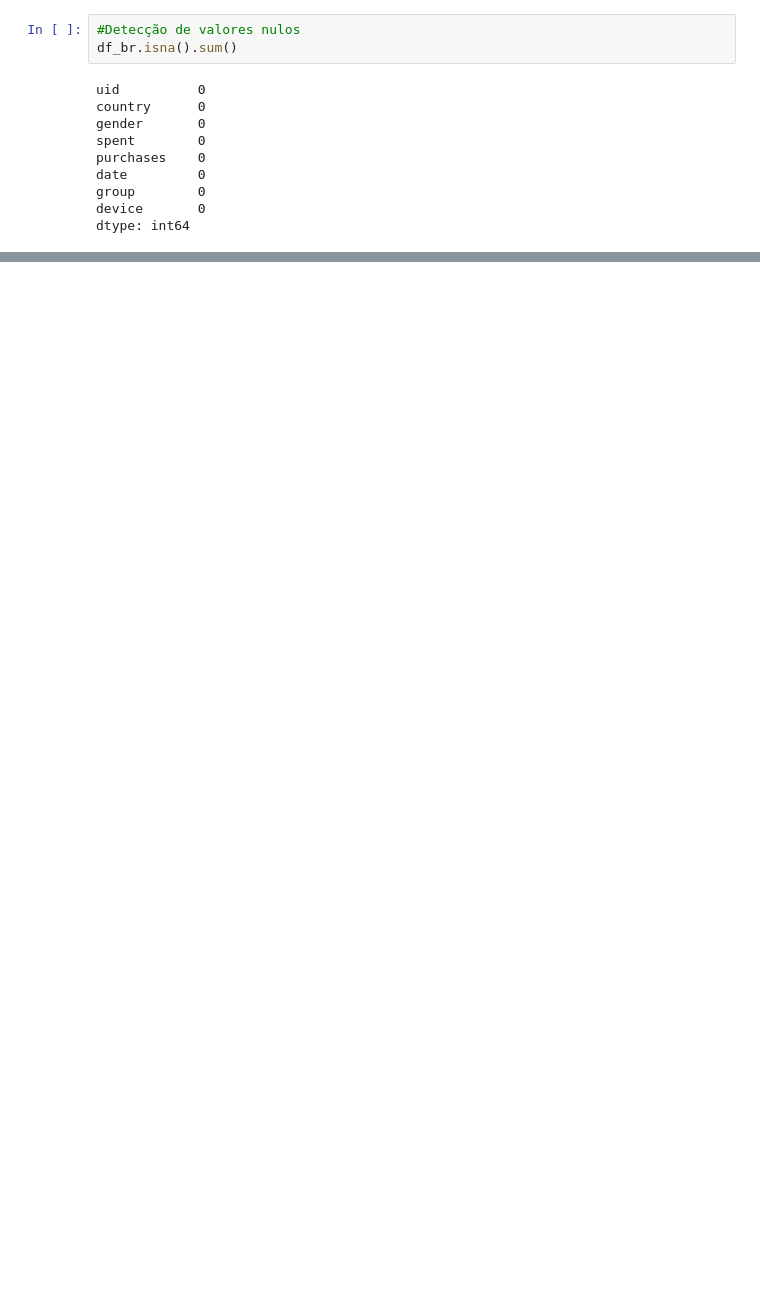
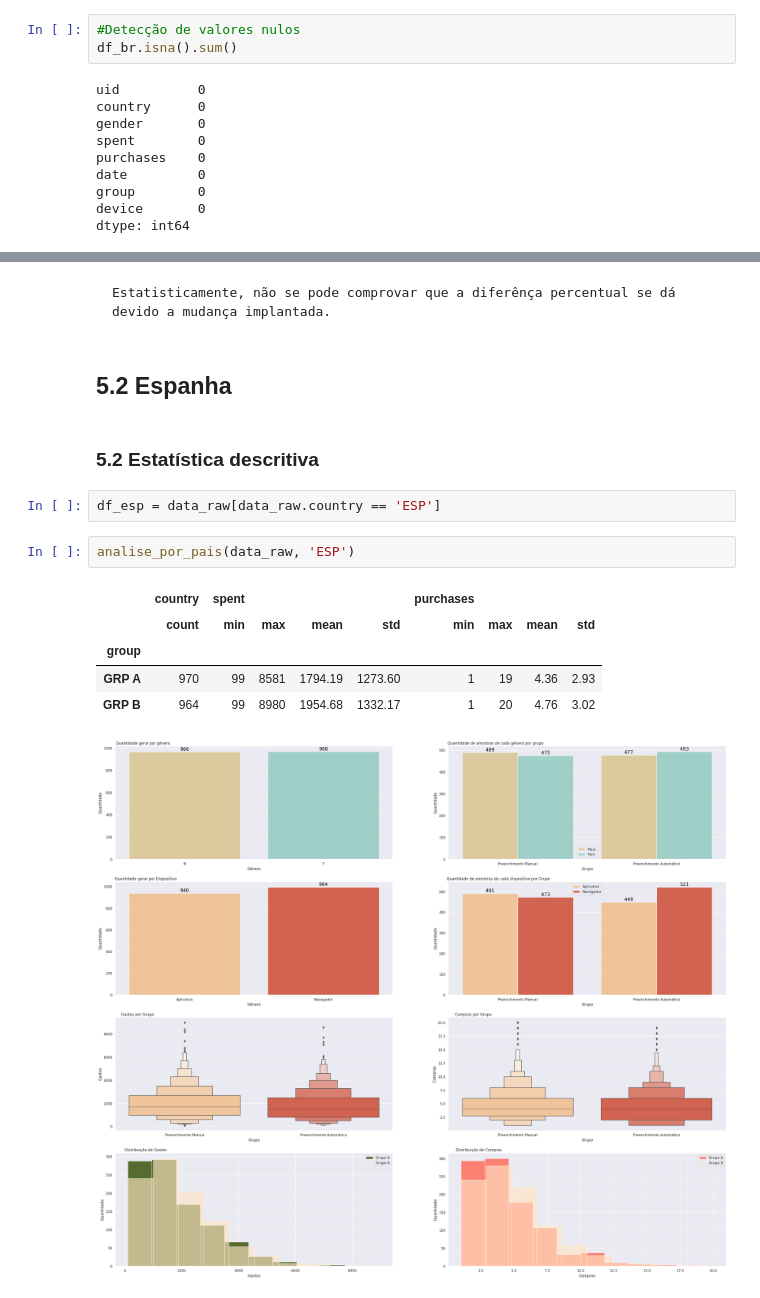
Before and after one commit to rsantosluan/ABTesting_EH, a Jupyter notebook: jnotebooks/AB_testing(2ciclo).ipynb, the cells around one changed output, grey strips where cells are left out. Saved outputs shown, nothing was run; the diff lists cells and outputs as text; blank space fills up the shorter version.

```diff
--- a/jnotebooks/AB_testing(2ciclo).ipynb
+++ b/jnotebooks/AB_testing(2ciclo).ipynb
@@ -219,0 +568,17 @@ rsl.plot_grafico.plot_values_vbar(ax);
+# %% [markdown]
+    Estatisticamente, não se pode comprovar que a diferênça percentual se dá devido a mudança implantada.
+# %% [markdown]
+## 5.2 Espanha
+# %% [markdown]
+### 5.2 Estatística descritiva
+# %%
+df_esp = data_raw[data_raw.country == 'ESP']
+# %%
+analise_por_pais(data_raw, 'ESP')
+# %% [output]
+|  | country | spent |  |  |  | purchases |  |  |  |
+|  | count | min | max | mean | std | min | max | mean | std |
+| group |  |  |  |  |  |  |  |  |  |
+| GRP A | 970 | 99 | 8581 | 1794.19 | 1273.60 | 1 | 19 | 4.36 | 2.93 |
+| GRP B | 964 | 99 | 8980 | 1954.68 | 1332.17 | 1 | 20 | 4.76 | 3.02 |
+[figure, added]
```
Also changed, not shown: parts of 38 cells of this notebook, 1 other file.
